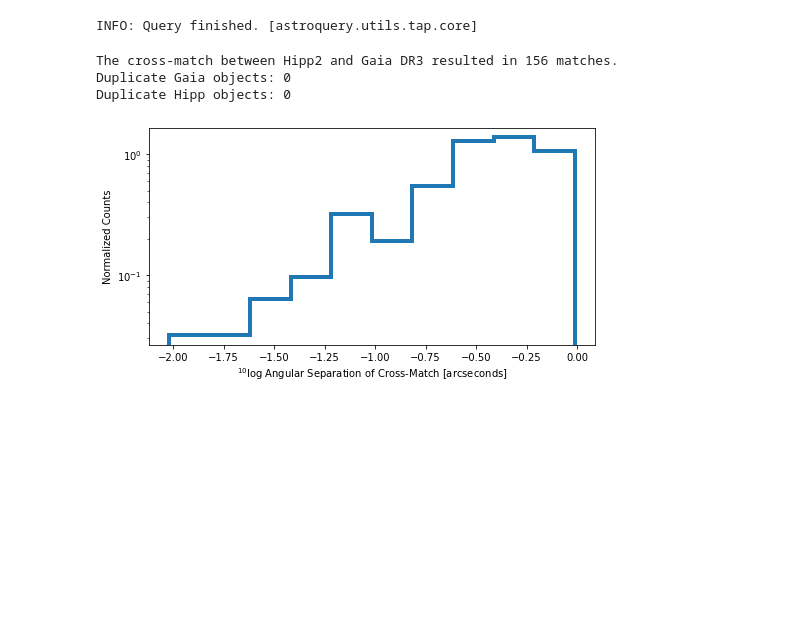
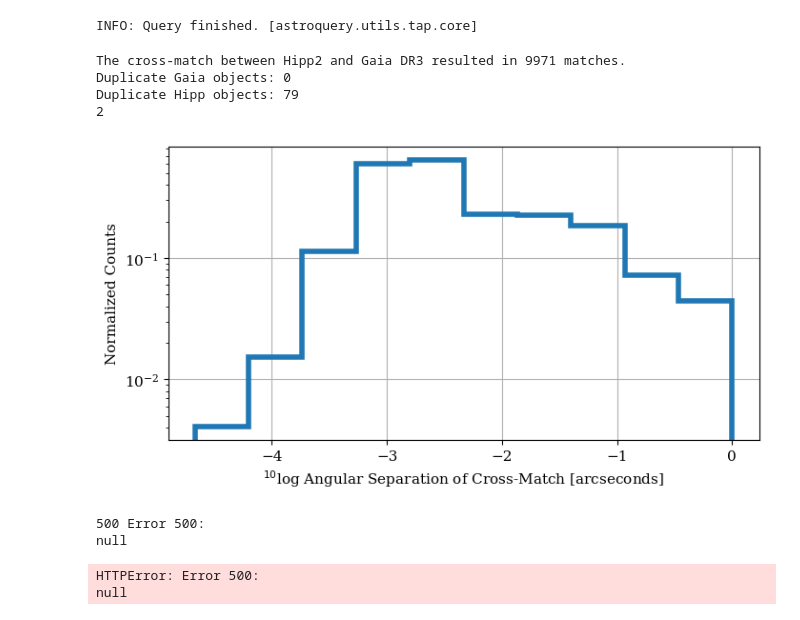
Before and after one commit to RenVit318/masterproject, a Jupyter notebook: src/simple_xm_study.ipynb, the cells around one changed output. Cells and saved outputs as stored; diff of their text form; code cells hidden in the pictures; blank space fills up the shorter version.

```diff
--- a/src/simple_xm_study.ipynb
+++ b/src/simple_xm_study.ipynb
@@ -6,0 +10,7 @@ import seaborn as sns
+# %%
+#plt.style.available
+plt.style.use('default')
+mpl.rcParams['axes.grid'] = True
+mpl.rcParams['lines.linewidth'] = 1.5
+mpl.rcParams['font.size'] = 11
+mpl.rcParams['font.family'] = 'serif'
@@ -211,9 +187,9 @@ r_xm = job_xm.get_results()
 # %% [output]
 INFO: Query finished. [astroquery.utils.tap.core]
 # %%
-gaia_id = r_xm['gaia_sel12_prop_gaia_sel12_prop_oid']
-hipp_id = r_xm['hipp_small_hipp_small_oid']
-sep = r_xm['separation']
+gaia_id = r_xm['source_id']
+hipp_id = r_xm['hip']
+sep = r_xm['dist_arcsec']
 # %%
 print(f"The cross-match between Hipp2 and Gaia DR3 resulted in {len(gaia_id)} matches.")
 u_g, c_g = np.unique(gaia_id, return_counts=True) #u are all unique instances, c is the amount of counts for each unique item in u
@@ -221,18 +197,32 @@ print(f"Duplicate Gaia objects: {len(u_g[c_g>1])}")
 
 u_h, c_h =  np.unique(hipp_id, return_counts=True)
 print(f"Duplicate Hipp objects: {len(u_h[c_h>1])}")
+print(np.max(c_h[c_h>1]))
 # %% [output]
-The cross-match between Hipp2 and Gaia DR3 resulted in 156 matches.
+The cross-match between Hipp2 and Gaia DR3 resulted in 9971 matches.
 Duplicate Gaia objects: 0
-Duplicate Hipp objects: 0
+Duplicate Hipp objects: 79
+2
 # %%
 fig, ax = plt.subplots(1,1,figsize=(8,4))
 
-ax.hist(np.log10(sep*3600), log=True,histtype='step',density=True,lw=4)
+ax.hist(np.log10(sep), log=True,histtype='step',density=True,lw=4)
 
 ax.set_xlabel(r"$^{10}$log Angular Separation of Cross-Match [arcseconds]")
 ax.set_ylabel("Normalized Counts")
 
+plt.savefig('../../figures/simple_xm_1as_10k', bbox_inches='tight')#, transparent=True)
 plt.show()
 # %% [output]
-[figure, old version]
+[figure, new version]
+# %%
+query_xm = 'SELECT ra, dec, plx, pm_ra, pm_de, hp_mag ' \
+           'FROM public.hipparcos_newreduction AS hipp' \
+           'JOIN user_rkievit.xm_hipp_gaia12_mid AS xm ' \
+           '    ON hipp.hip = xm.hip'
+job_xm = Gaia.launch_job_async(query=query_xm, name='in_xm_stars')
+# %% [output]
+500 Error 500:
+null
+HTTPError: Error 500:
+null
```
Also changed, not shown: parts of 14 cells of this notebook, 1 other file.
